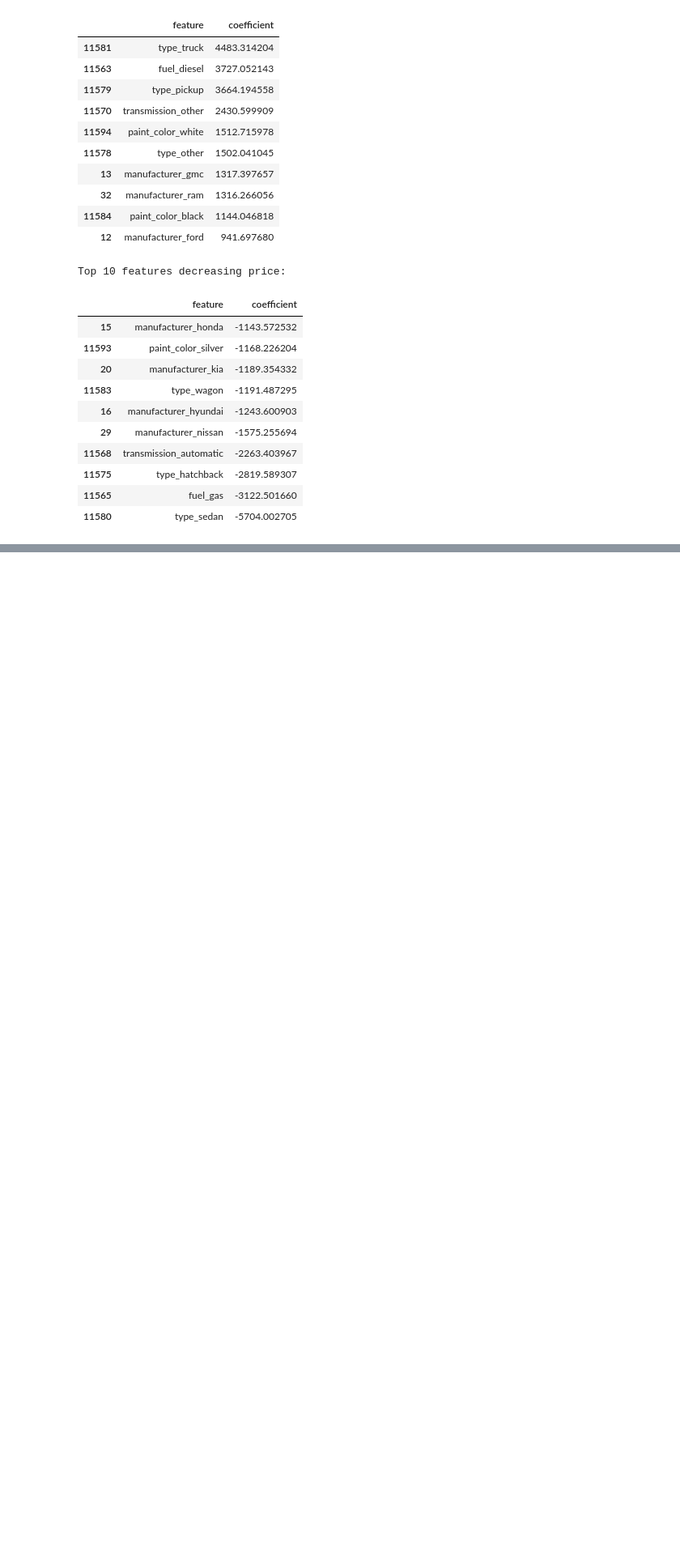
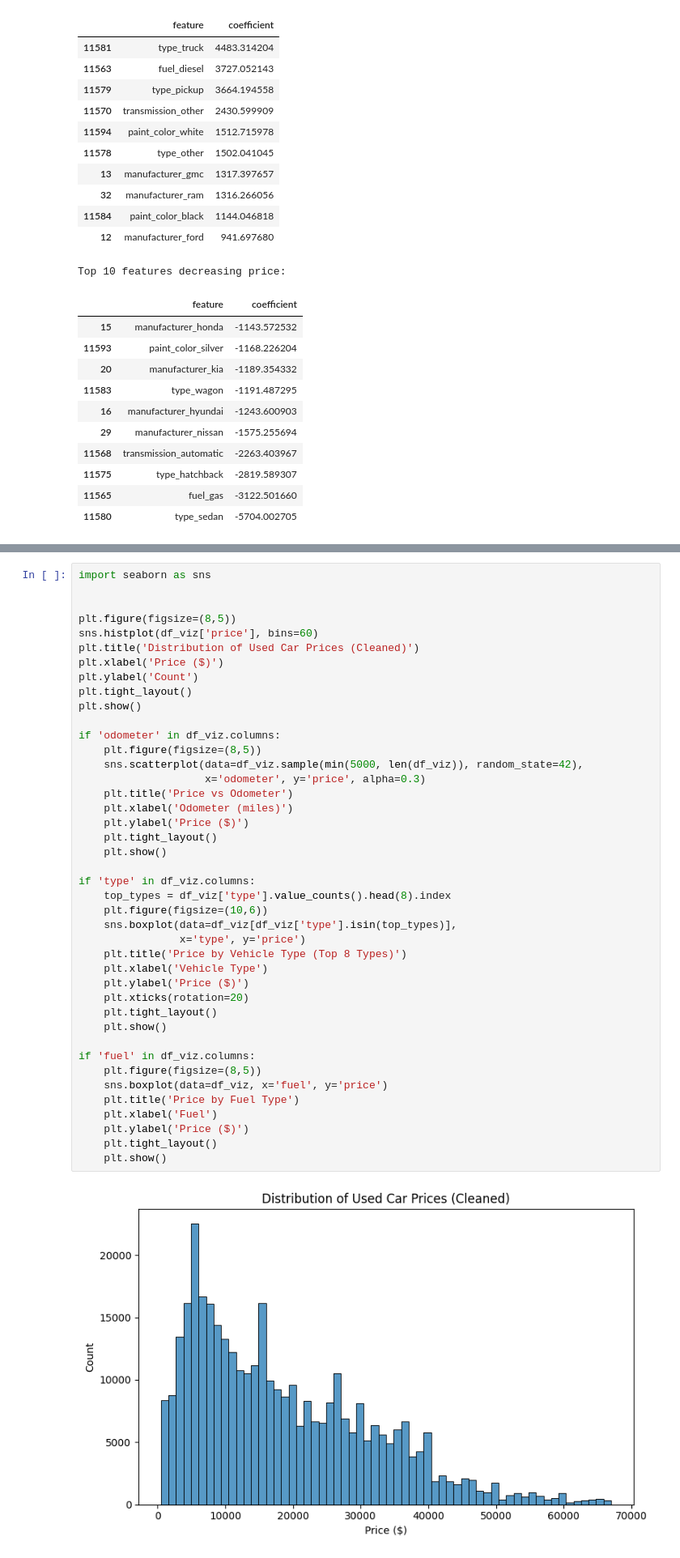
Before and after one commit to rh2098ta/practicalapplication2, a Jupyter notebook: practicalassignment2.ipynb, the cells around one changed output, grey strips where cells are left out. Shown at 81% size. Saved outputs shown, nothing was run; the diff lists cells and outputs as text; blank space fills up the shorter version.

```diff
--- a/practicalassignment2.ipynb
+++ b/practicalassignment2.ipynb
@@ -268,0 +290,44 @@ Top 10 features decreasing price:
+# %%
+import seaborn as sns
+
+
+plt.figure(figsize=(8,5))
+sns.histplot(df_viz['price'], bins=60)
+plt.title('Distribution of Used Car Prices (Cleaned)')
+plt.xlabel('Price ($)')
+plt.ylabel('Count')
+plt.tight_layout()
+plt.show()
+
+if 'odometer' in df_viz.columns:
+    plt.figure(figsize=(8,5))
+    sns.scatterplot(data=df_viz.sample(min(5000, len(df_viz)), random_state=42),
+                    x='odometer', y='price', alpha=0.3)
+    plt.title('Price vs Odometer')
+    plt.xlabel('Odometer (miles)')
+    plt.ylabel('Price ($)')
+    plt.tight_layout()
+    plt.show()
+
+if 'type' in df_viz.columns:
+    top_types = df_viz['type'].value_counts().head(8).index
+    plt.figure(figsize=(10,6))
+    sns.boxplot(data=df_viz[df_viz['type'].isin(top_types)],
+                x='type', y='price')
+    plt.title('Price by Vehicle Type (Top 8 Types)')
+    plt.xlabel('Vehicle Type')
+    plt.ylabel('Price ($)')
+    plt.xticks(rotation=20)
+    plt.tight_layout()
+    plt.show()
+
+if 'fuel' in df_viz.columns:
+    plt.figure(figsize=(8,5))
+    sns.boxplot(data=df_viz, x='fuel', y='price')
+    plt.title('Price by Fuel Type')
+    plt.xlabel('Fuel')
+    plt.ylabel('Price ($)')
+    plt.tight_layout()
+    plt.show()
+# %% [output]
+[figure, added]
```
Also changed, not shown: parts of 8 cells of this notebook.
